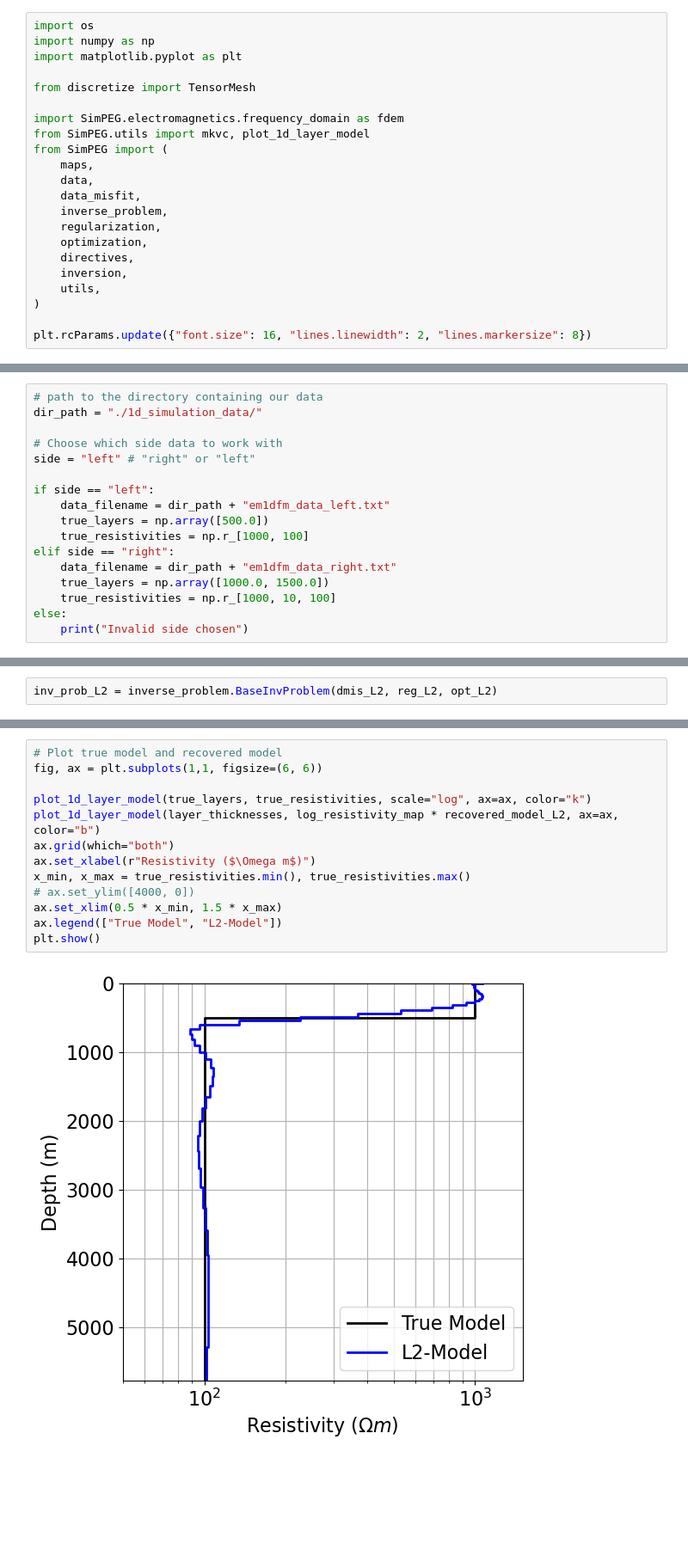
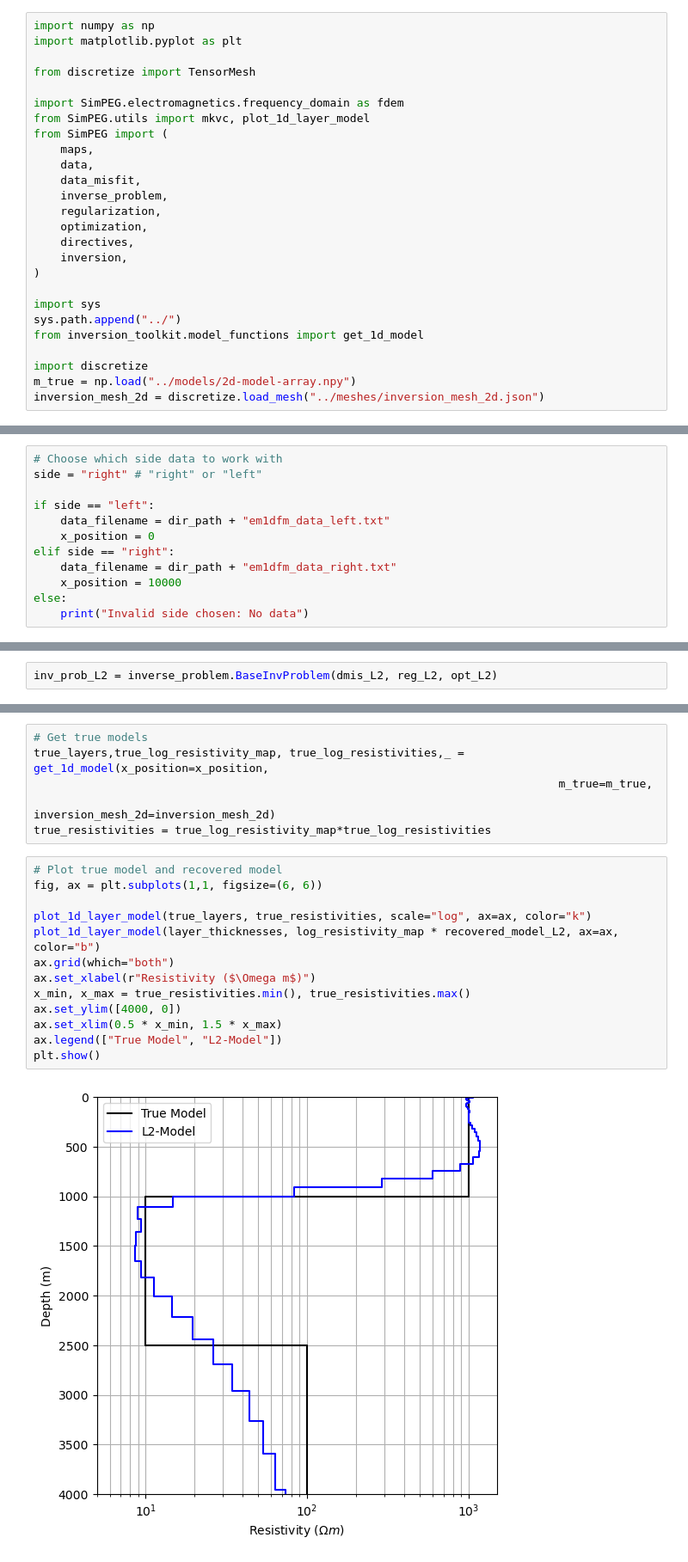
Before and after one commit to SabrinaAshik/EOSC454-Project-SabrinaAshik, a Jupyter notebook: 1d-notebooks/1d_sounding_1d_inversion.ipynb, the cells around one changed output, grey strips where cells are left out. Shown at 86% size. Cells and saved outputs as stored; diff of their text form; blank space fills up the shorter version.

```diff
--- a/1d-notebooks/1d_sounding_1d_inversion.ipynb
+++ b/1d-notebooks/1d_sounding_1d_inversion.ipynb
@@ -3,7 +3,6 @@
 
 Here, we invert secondary magnetic field data for a single 1D FDEM sounding.
 # %%
-import os
 import numpy as np
 import matplotlib.pyplot as plt
 
@@ -20,9 +19,14 @@ from SimPEG import (
     optimization,
     directives,
     inversion,
-    utils,
 )
 
-plt.rcParams.update({"font.size": 16, "lines.linewidth": 2, "lines.markersize": 8})
+import sys
+sys.path.append("../")
+from inversion_toolkit.model_functions import get_1d_model
+
+import discretize
+m_true = np.load("../models/2d-model-array.npy")
+inversion_mesh_2d = discretize.load_mesh("../meshes/inversion_mesh_2d.json")
 # %% [markdown]
 ## Load Data and Plot
@@ -29,20 +36,15 @@ plt.rcParams.update({"font.size": 16, "lines.linewidth": 2, "lines.markersize":
 # %%
-# path to the directory containing our data
-dir_path = "./1d_simulation_data/"
-
 # Choose which side data to work with
-side = "left" # "right" or "left"
+side = "right" # "right" or "left"
 
 if side == "left":
     data_filename = dir_path + "em1dfm_data_left.txt"
-    true_layers = np.array([500.0])
-    true_resistivities = np.r_[1000, 100]
+    x_position = 0
 elif side == "right":
     data_filename = dir_path + "em1dfm_data_right.txt"
-    true_layers = np.array([1000.0, 1500.0])
-    true_resistivities = np.r_[1000, 10, 100]
+    x_position = 10000
 else:
-    print("Invalid side chosen")
+    print("Invalid side chosen: No data")
 # %%
 dobs = np.loadtxt(str(data_filename), skiprows=1)
 
@@ -280,15 +282,21 @@ plt.show()
+# %%
+# Get true models
+true_layers,true_log_resistivity_map, true_log_resistivities,_ = get_1d_model(x_position=x_position,
+                                                                              m_true=m_true,
+                                                                              inversion_mesh_2d=inversion_mesh_2d)
+true_resistivities = true_log_resistivity_map*true_log_resistivities
 # %%
 # Plot true model and recovered model
 fig, ax = plt.subplots(1,1, figsize=(6, 6))
 
 plot_1d_layer_model(true_layers, true_resistivities, scale="log", ax=ax, color="k")
 plot_1d_layer_model(layer_thicknesses, log_resistivity_map * recovered_model_L2, ax=ax, color="b")
 ax.grid(which="both")
 ax.set_xlabel(r"Resistivity ($\Omega m$)")
 x_min, x_max = true_resistivities.min(), true_resistivities.max()
-# ax.set_ylim([4000, 0])
+ax.set_ylim([4000, 0])
 ax.set_xlim(0.5 * x_min, 1.5 * x_max)
 ax.legend(["True Model", "L2-Model"])
 plt.show()
 # %% [output]
-[figure, old version]
+[figure, new version]
```
Also changed, not shown: parts of 4 cells of this notebook, 16 other files.
